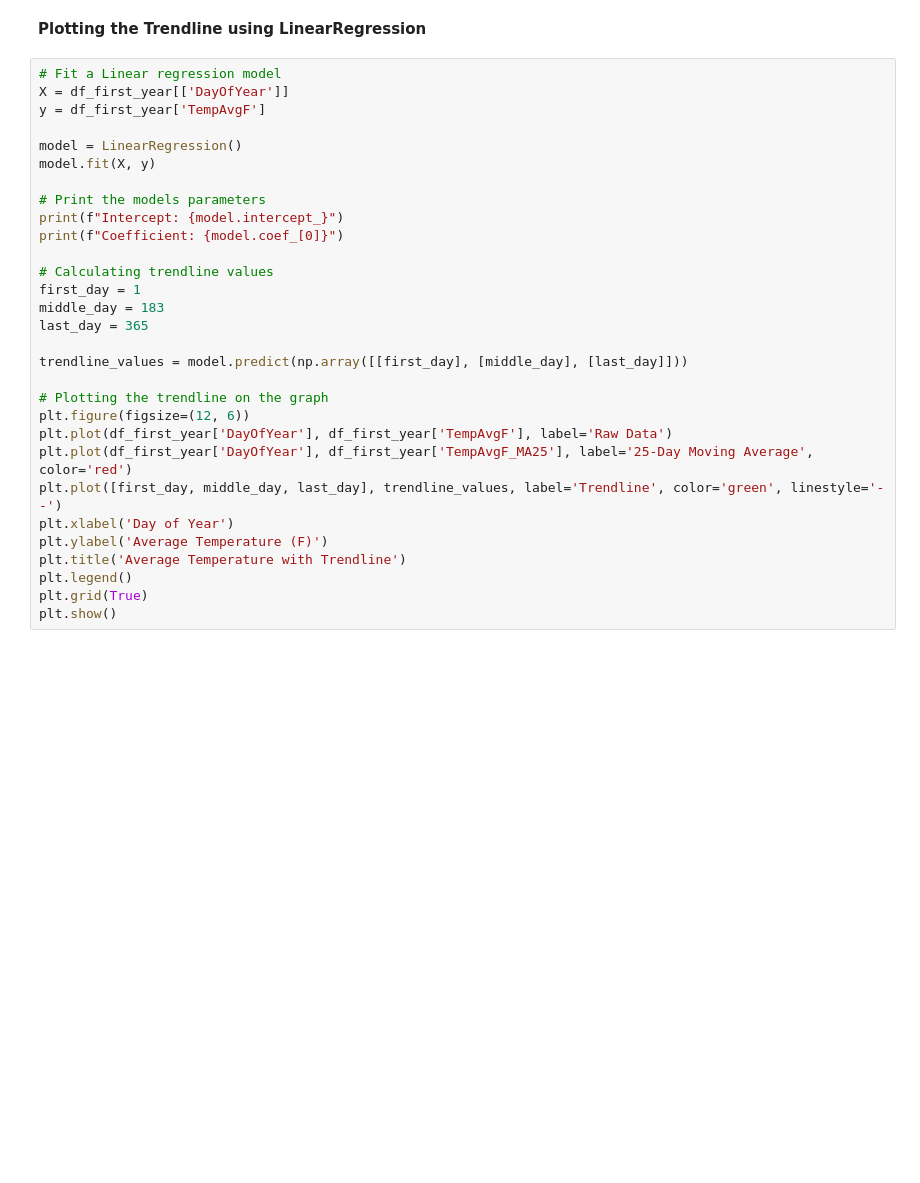
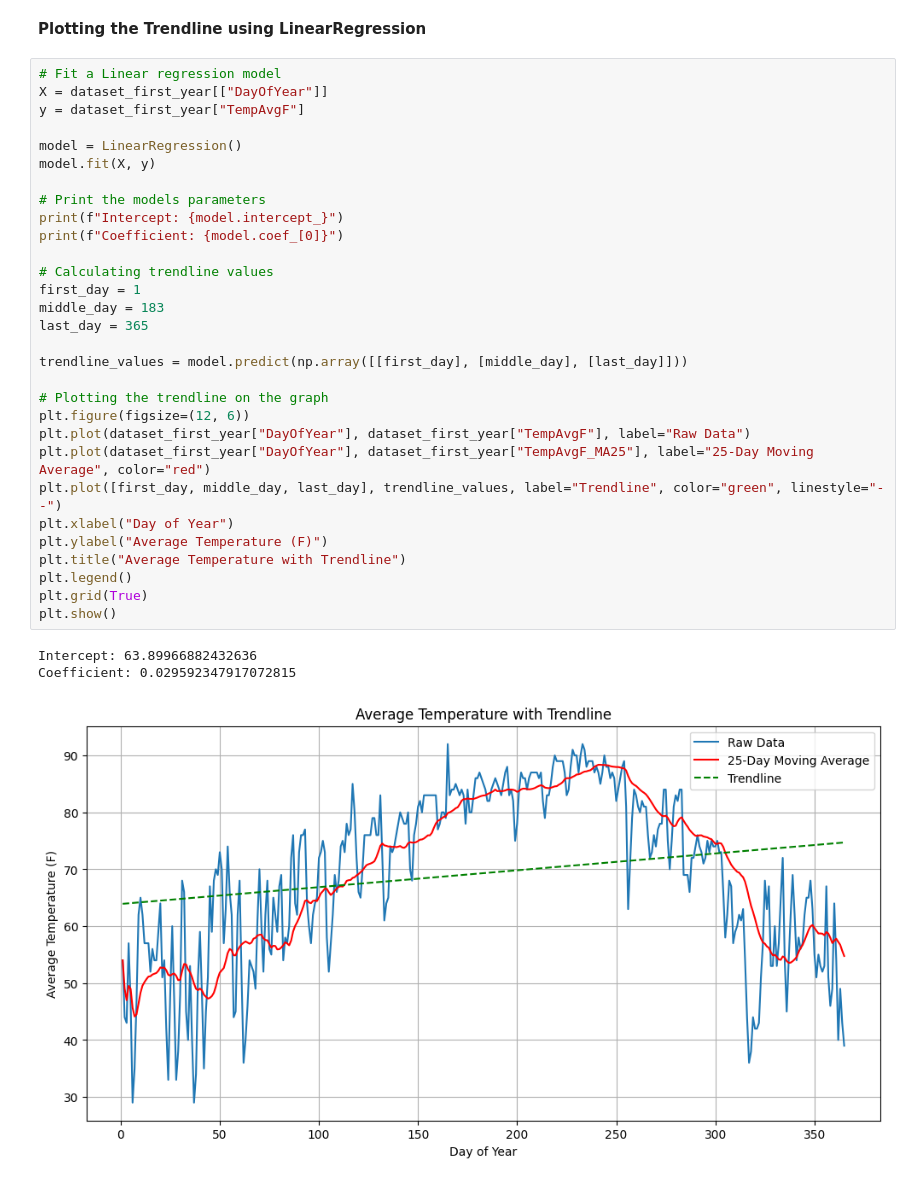
Before and after one commit to MorganChidley/Advanced-Topics-Assignment, a Jupyter notebook: Advanced_Topics.ipynb, the cells around one changed output. Drawn from its saved outputs; the diff is of its cells as text; blank space fills up the shorter version.

```diff
--- a/Advanced_Topics.ipynb
+++ b/Advanced_Topics.ipynb
@@ -99,31 +157,35 @@ plt.show()
 **Plotting the Trendline using LinearRegression**
 # %%
 # Fit a Linear regression model
-X = df_first_year[['DayOfYear']]
-y = df_first_year['TempAvgF']
+X = dataset_first_year[["DayOfYear"]]
+y = dataset_first_year["TempAvgF"]
 
 model = LinearRegression()
 model.fit(X, y)
 
 # Print the models parameters
 print(f"Intercept: {model.intercept_}")
 print(f"Coefficient: {model.coef_[0]}")
 
 # Calculating trendline values
 first_day = 1
 middle_day = 183
 last_day = 365
 
 trendline_values = model.predict(np.array([[first_day], [middle_day], [last_day]]))
 
 # Plotting the trendline on the graph
 plt.figure(figsize=(12, 6))
-plt.plot(df_first_year['DayOfYear'], df_first_year['TempAvgF'], label='Raw Data')
-plt.plot(df_first_year['DayOfYear'], df_first_year['TempAvgF_MA25'], label='25-Day Moving Average', color='red')
-plt.plot([first_day, middle_day, last_day], trendline_values, label='Trendline', color='green', linestyle='--')
-plt.xlabel('Day of Year')
-plt.ylabel('Average Temperature (F)')
-plt.title('Average Temperature with Trendline')
+plt.plot(dataset_first_year["DayOfYear"], dataset_first_year["TempAvgF"], label="Raw Data")
+plt.plot(dataset_first_year["DayOfYear"], dataset_first_year["TempAvgF_MA25"], label="25-Day Moving Average", color="red")
+plt.plot([first_day, middle_day, last_day], trendline_values, label="Trendline", color="green", linestyle="--")
+plt.xlabel("Day of Year")
+plt.ylabel("Average Temperature (F)")
+plt.title("Average Temperature with Trendline")
 plt.legend()
 plt.grid(True)
 plt.show()
+# %% [output]
+Intercept: 63.89966882432636
+Coefficient: 0.029592347917072815
+[figure, added]
```
Also changed, not shown: parts of 6 cells of this notebook.
